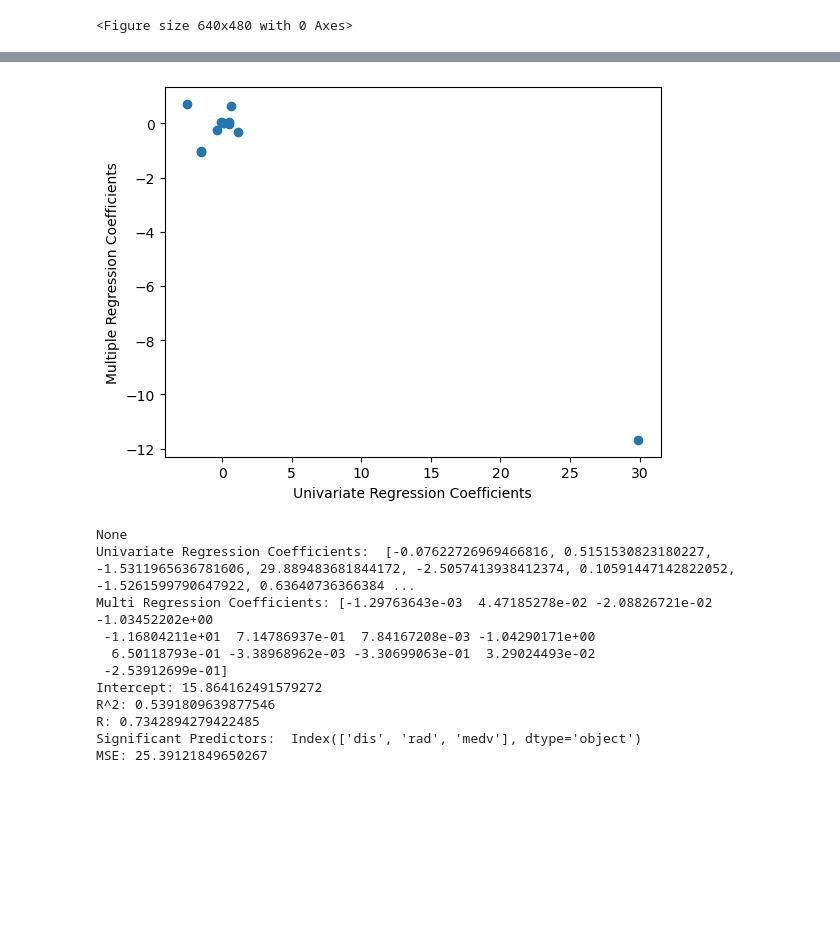
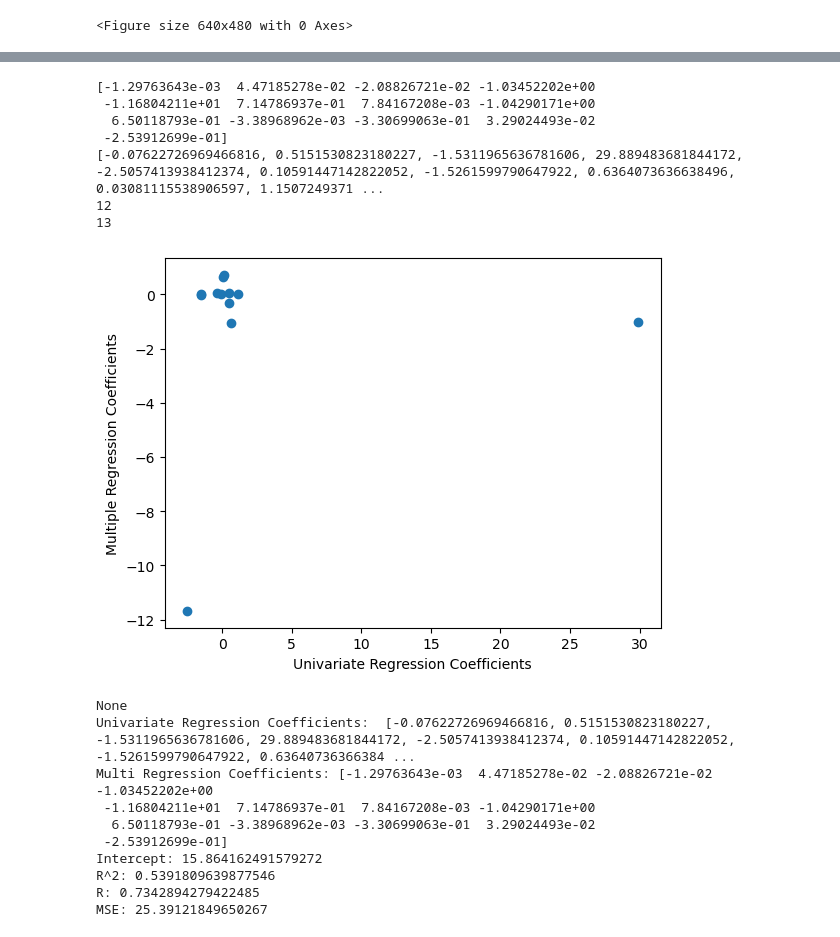
Before and after one commit to kaane5662/MLFinal, a Jupyter notebook: Untitled.ipynb, the cells around one changed output, grey strips where cells are left out. Cells and saved outputs as stored; diff of their text form; code cells hidden in the pictures; blank space fills up the shorter version.

```diff
--- a/Untitled.ipynb
+++ b/Untitled.ipynb
@@ -186,45 +124,46 @@ dtype: float64
 # %%
 X = df.drop("crim", axis=1)
 y = df["crim"]
 
 # plt.title("All Factors on Crime Rate")
 plt.xlabel("Univariate Regression Coefficients")
 
 plt.ylabel("Multiple Regression Coefficients")
 
 X_train, X_test, y_train, y_test = train_test_split(X, y, test_size=0.2, random_state=42)
 model = LinearRegression()
 model.fit(X_train, y_train)
 y_pred = model.predict(X_test)
 mse = mean_squared_error(y_test, y_pred)
-
 r2 = model.score(X_test, y_test)
+print(model.coef_)
+print(univariate_coefs)
 r = np.sqrt(r2)
-plt.scatter(univariate_coefs, model.coef_[1:])
-
-X_train_sm = sm.add_constant(X_train)
-model_sm = sm.OLS(y_train, X_train_sm).fit()
-pvalues= model_sm.pvalues
-significant_predictors = pvalues[pvalues < 0.05].index
-
+multi_coefficients = model.coef_
+plt.scatter(univariate_coefs, multi_coefficients[:len(multi_coefficients)-1])
 print(plt.show())
 print("Univariate Regression Coefficients: ", univariate_coefs)
 print("Multi Regression Coefficients:", model.coef_)
 print("Intercept:", model.intercept_)
 print("R^2:",r2)
 print("R:", r)
-print("Significant Predictors: ",significant_predictors)
 print("MSE:", mse)
 # %% [output]
+[-1.29763643e-03  4.47185278e-02 -2.08826721e-02 -1.03452202e+00
+ -1.16804211e+01  7.14786937e-01  7.84167208e-03 -1.04290171e+00
+  6.50118793e-01 -3.38968962e-03 -3.30699063e-01  3.29024493e-02
+ -2.53912699e-01]
+[-0.07622726969466816, 0.5151530823180227, -1.5311965636781606, 29.889483681844172, -2.5057413938412374, 0.10591447142822052, -1.5261599790647922, 0.6364073636638496, 0.03081115538906597, 1.1507249371 ...
+12
+13
-[figure, old version]
+[figure, new version]
-None
-Univariate Regression Coefficients:  [-0.07622726969466816, 0.5151530823180227, -1.5311965636781606, 29.889483681844172, -2.5057413938412374, 0.10591447142822052, -1.5261599790647922, 0.63640736366384 ...
-Multi Regression Coefficients: [-1.29763643e-03  4.47185278e-02 -2.08826721e-02 -1.03452202e+00
- -1.16804211e+01  7.14786937e-01  7.84167208e-03 -1.04290171e+00
-  6.50118793e-01 -3.38968962e-03 -3.30699063e-01  3.29024493e-02
- -2.53912699e-01]
-Intercept: 15.864162491579272
-R^2: 0.5391809639877546
-R: 0.7342894279422485
-Significant Predictors:  Index(['dis', 'rad', 'medv'], dtype='object')
-MSE: 25.39121849650267
+None
+Univariate Regression Coefficients:  [-0.07622726969466816, 0.5151530823180227, -1.5311965636781606, 29.889483681844172, -2.5057413938412374, 0.10591447142822052, -1.5261599790647922, 0.63640736366384 ...
+Multi Regression Coefficients: [-1.29763643e-03  4.47185278e-02 -2.08826721e-02 -1.03452202e+00
+ -1.16804211e+01  7.14786937e-01  7.84167208e-03 -1.04290171e+00
+  6.50118793e-01 -3.38968962e-03 -3.30699063e-01  3.29024493e-02
+ -2.53912699e-01]
+Intercept: 15.864162491579272
+R^2: 0.5391809639877546
+R: 0.7342894279422485
+MSE: 25.39121849650267
```
Also changed, not shown: parts of 5 cells of this notebook.
